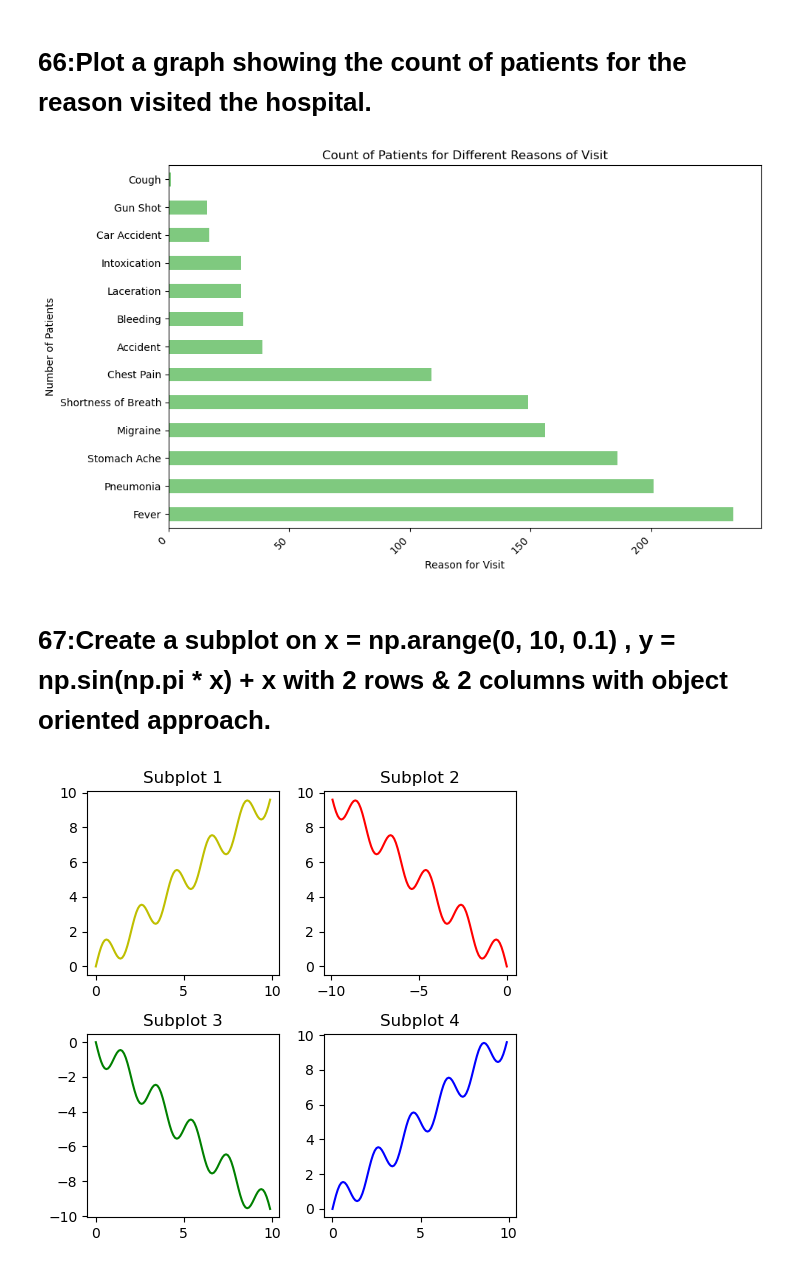
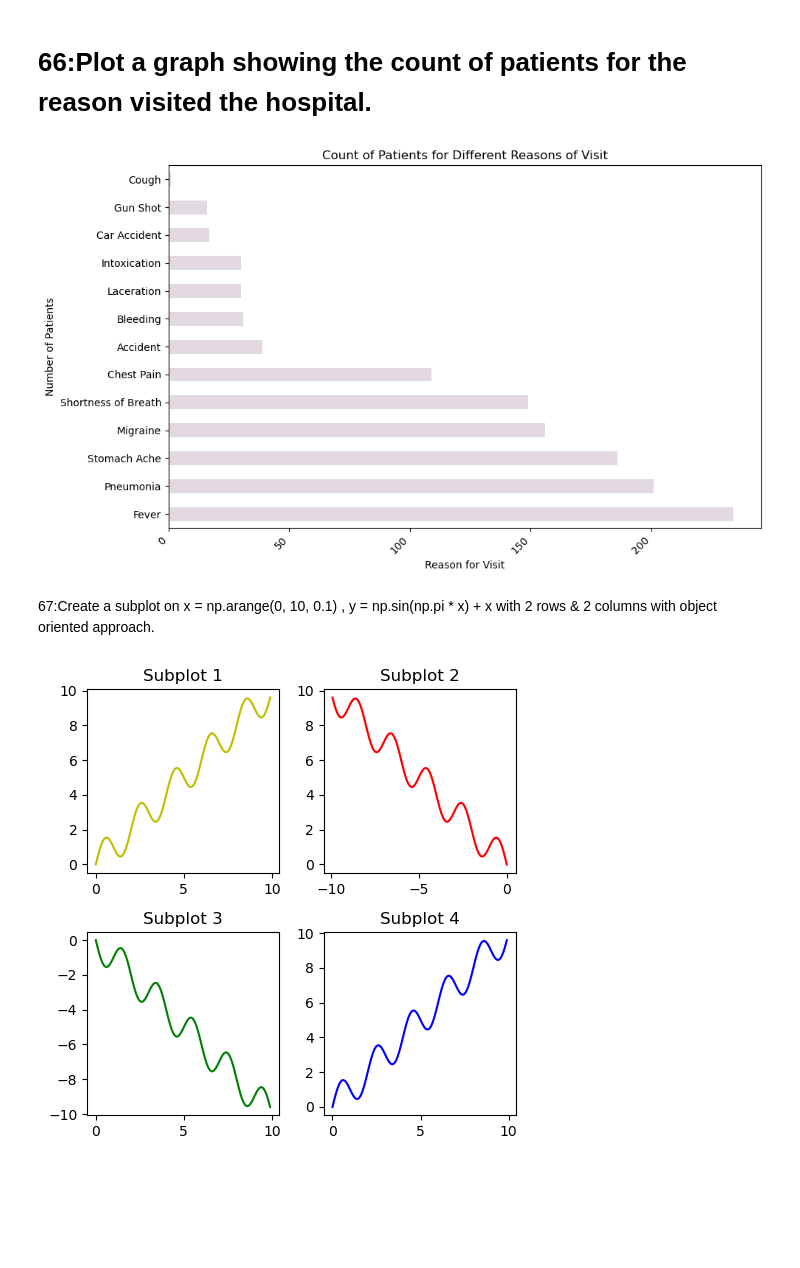
Before and after one commit to Amitha-sridhar/Py-Coders, a Jupyter notebook: Python Hackathon.ipynb, the cells around one changed output. Cells and saved outputs as stored; diff of their text form; code cells hidden in the pictures; blank space fills up the shorter version.

```diff
--- a/Python Hackathon.ipynb
+++ b/Python Hackathon.ipynb
@@ -6,11 +7,12 @@ import matplotlib.pyplot as plt
 # %%
-pat = pd.ExcelFile('HospitalDatabase.xlsx')
-ed_visits = pd.read_excel(pat, 'EDVisits')
-amb_visits = pd.read_excel(pat, 'AmbulatoryVisits')
-re_adm=pd.read_excel(pat, 'ReAdmissionRegistry')
-dis=pd.read_excel(pat, 'Discharges')
-pro=pd.read_excel(pat, 'Providers')
-edu = pd.read_excel(pat, 'EDUnique')
+df_hosp = pd.read_excel('HospitalDatabase.xlsx',sheet_name = None)
+pats=df_hosp['Patients']
+ed_visits=df_hosp['EDVisits']
+amb_visits=df_hosp['AmbulatoryVisits']
+re_adm=df_hosp['ReAdmissionRegistry']
+discharges=df_hosp['Discharges']
+providers=df_hosp['Providers']
+ed_unique=df_hosp['EDUnique']
 # %% [markdown]
 # 61:Retrieve the count of patients who are prone to hypertension crisis. (SBP>180 & DBP>120)
 # %%
@@ -119,27 +106,23 @@ print(amb_visits_df[['PatientMRN', 'HypertensionLevel']])
 # %% [markdown]
 # 66:Plot a graph showing the count of patients for the reason visited the hospital.
 # %%
-sheet_name = 'EDVisits'
-
-amb_visits_df = pat.parse(sheet_name)
-
 #  Count the number of patients by reason for visit
-reason_counts = amb_visits_df['ReasonForVisit'].value_counts()
+reason_counts = ed_visits['ReasonForVisit'].value_counts()
 
 # Create a bar plot
 plt.figure(figsize=(10, 6))
-reason_counts.plot(kind='barh', colormap='Accent')
+reason_counts.plot(kind='barh', colormap='twilight_r')
 plt.title('Count of Patients for Different Reasons of Visit')
 plt.xlabel('Reason for Visit')
 plt.ylabel('Number of Patients')
 plt.xticks(rotation=45, ha='right')
 plt.tight_layout()
 
 plt.show()
 # %% [output]
-[figure, old version]
+[figure, new version]
 # %% [markdown]
-# 67:Create a subplot on x = np.arange(0, 10, 0.1) , y = np.sin(np.pi * x) + x with 2 rows & 2 columns with object oriented approach.
+67:Create a subplot on x = np.arange(0, 10, 0.1) , y = np.sin(np.pi * x) + x with 2 rows & 2 columns with object oriented approach.
 # %%
 # Create x,y
 x = np.arange(0, 10, 0.1)
```
Also changed, not shown: parts of 14 cells of this notebook.
